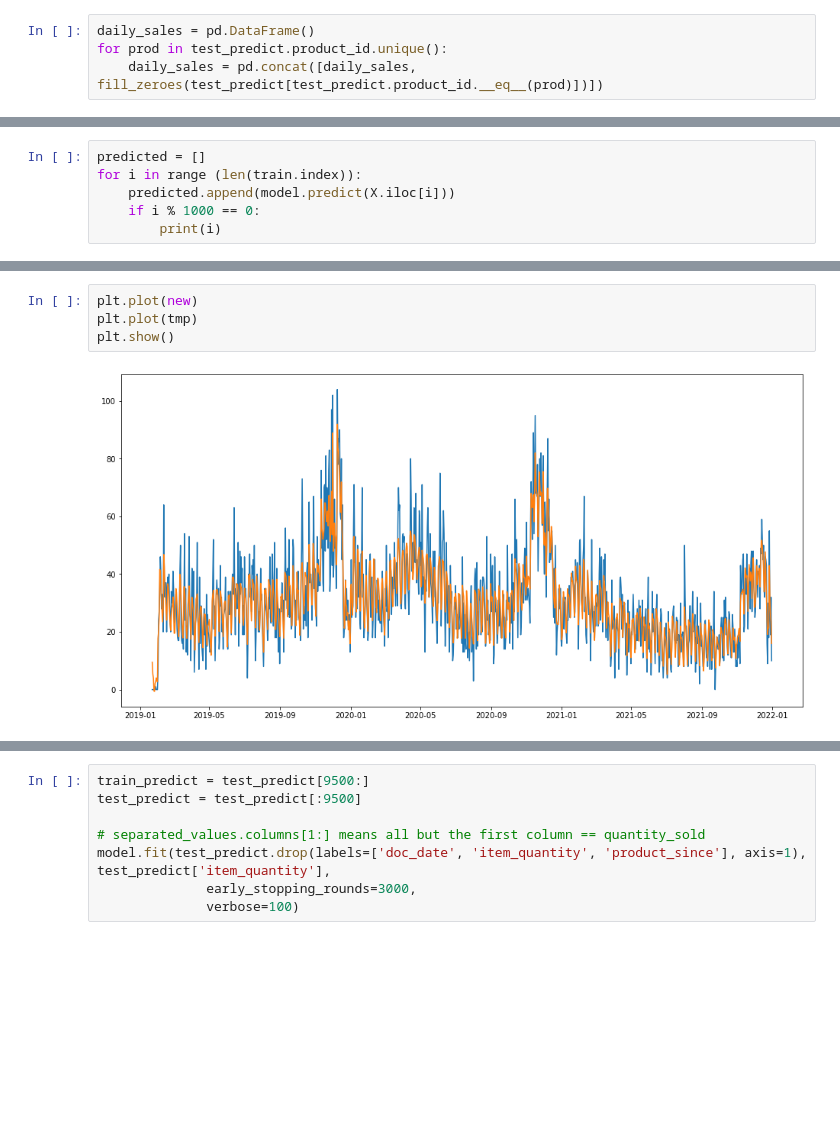
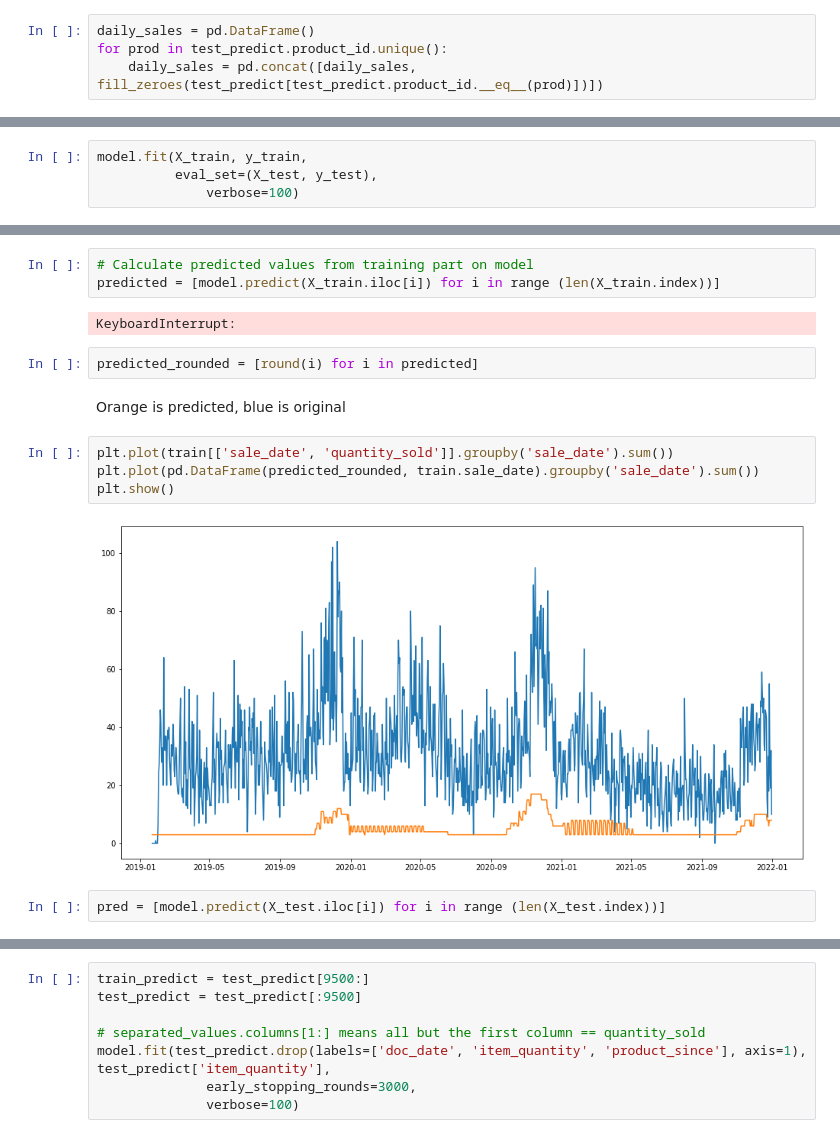
Before and after one commit to xSchon/BP, a Jupyter notebook: Preprocessing.ipynb, the cells around one changed output, grey strips where cells are left out. Saved outputs shown, nothing was run; the diff lists cells and outputs as text; blank space fills up the shorter version.

```diff
--- a/Preprocessing.ipynb
+++ b/Preprocessing.ipynb
@@ -644,6 +583,0 @@ X = train.drop(labels=['invoice_date', 'quantity_sold'], axis=1)
-# %%
-predicted = []
-for i in range (len(train.index)):
-    predicted.append(model.predict(X.iloc[i]))
-    if i % 1000 == 0:
-        print(i)
@@ -703,0 +584,4 @@ tmp
+# %%
+model.fit(X_train, y_train,
+          eval_set=(X_test, y_test),
+              verbose=100)
@@ -704,6 +598,17 @@ tmp
+# %%
+# Calculate predicted values from training part on model
+predicted = [model.predict(X_train.iloc[i]) for i in range (len(X_train.index))]
+# %% [output]
+KeyboardInterrupt:
+# %%
+predicted_rounded = [round(i) for i in predicted]
+# %% [markdown]
+Orange is predicted, blue is original
 # %%
-plt.plot(new)
-plt.plot(tmp)
+plt.plot(train[['sale_date', 'quantity_sold']].groupby('sale_date').sum())
+plt.plot(pd.DataFrame(predicted_rounded, train.sale_date).groupby('sale_date').sum())
 plt.show()
 # %% [output]
-[figure, old version]
+[figure, new version]
+# %%
+pred = [model.predict(X_test.iloc[i]) for i in range (len(X_test.index))]
```
Also changed, not shown: parts of 29 cells of this notebook.
